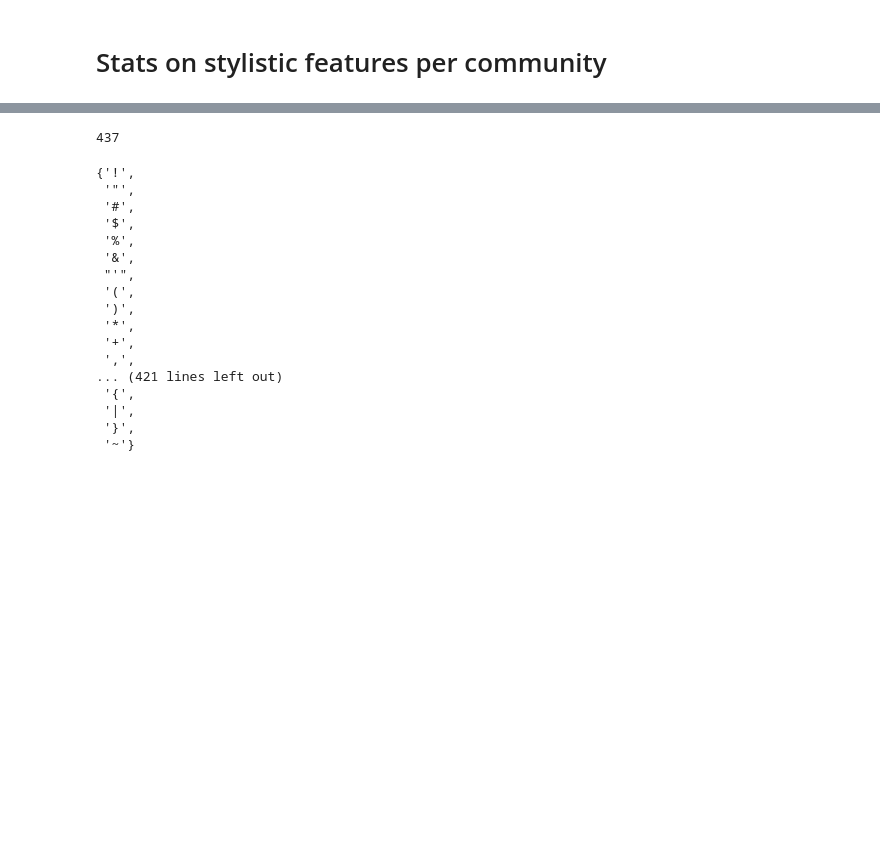
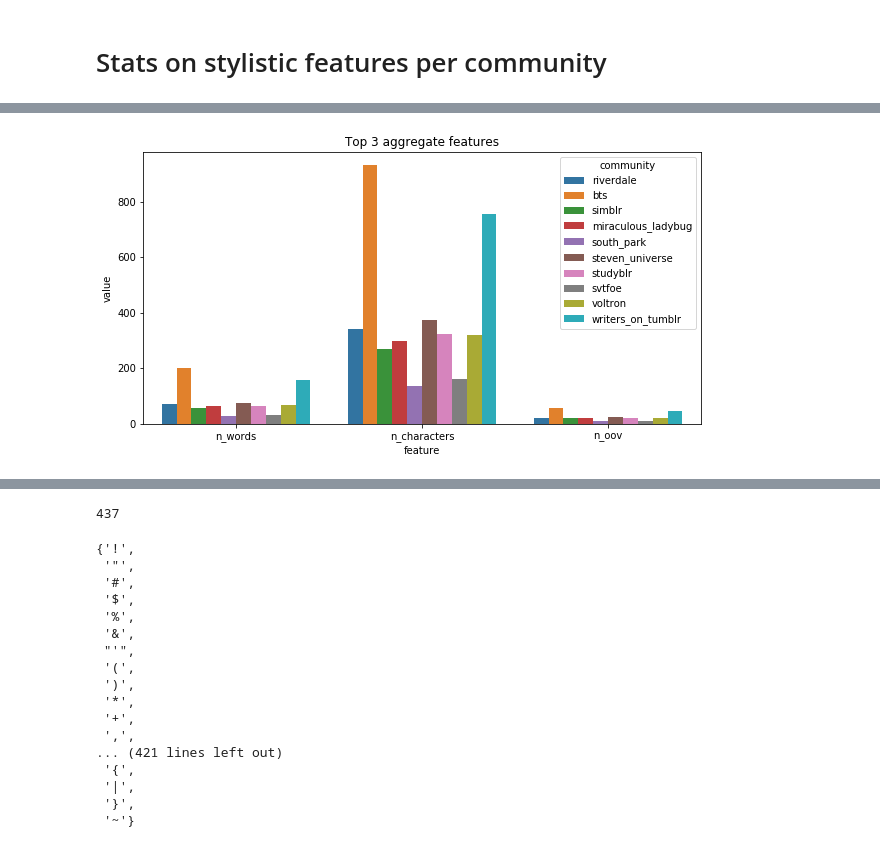
Before and after one commit to michaelmilleryoder/tumblr-scripts, a Jupyter notebook: jupyter/style_features_stats.ipynb, the cells around one changed output, grey strips where cells are left out. Saved outputs shown, nothing was run; the diff lists cells and outputs as text; code cells hidden in the pictures; blank space fills up the shorter version.

```diff
--- a/jupyter/style_features_stats.ipynb
+++ b/jupyter/style_features_stats.ipynb
@@ -23,0 +98,19 @@ for community in communities:
+# %%
+# Select features with highest std dev among feature averages across communities
+
+pd.set_option('display.max_rows', 999)
+
+lines = []
+for f in features:
+    line = [f]
+    for c in communities:
+        line.append(feature_avgs[f][c])
+    line.append(np.std(line[-1*len(communities):]))
+
+    lines.append(line)
+
+avgs = pd.DataFrame(lines, columns=['feature', *[c for c in communities], 'std_dev']).sort_values('std_dev', ascending=False).reset_index(drop=True)
+selected_features = avgs['feature'].loc[:10].tolist()
+print(selected_features)
+
+avgs
@@ -23,0 +137,12 @@ for community in communities:
+# %%
+# Reformat for seaborn plotting
+pd.set_option('display.max_rows', 999)
+
+lines = []
+for f in features:
+    for c in communities:
+        line = [f, c, feature_avgs[f][c]]
+        lines.append(line)
+
+feat_values = pd.DataFrame(lines, columns=['feature', 'community', 'value'])
+feat_values
@@ -23,0 +168,15 @@ for community in communities:
+# %%
+# %matplotlib inline
+import seaborn as sns
+import matplotlib.pyplot as plt
+
+# Plot
+# sns.barplot(x='feature', hue=avgs.columns[1:-1], data=avgs.iloc[:10])
+selected_features = avgs.iloc[:3]['feature'].tolist()
+selected_data = feat_values[feat_values['feature'].isin(selected_features)]
+
+plt.figure(figsize=(10,5))
+sns.barplot(x='feature', y='value', hue='community', data=selected_data).set_title("Top 3 aggregate features")
+plt.show()
+# %% [output]
+[figure, added]
```
Also changed, not shown: parts of 10 cells of this notebook, 4 other files.
